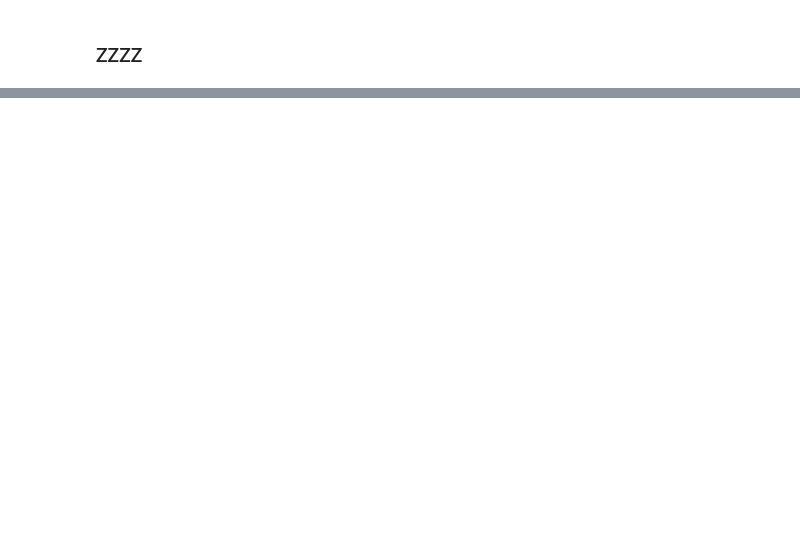
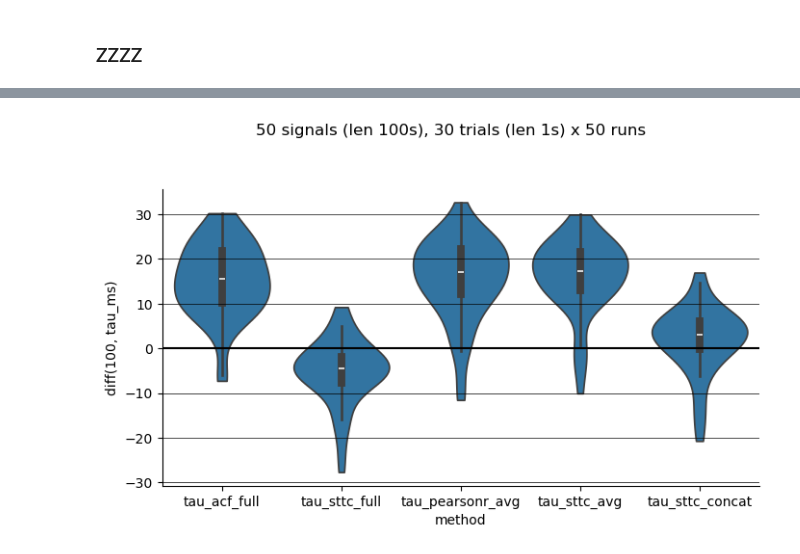
Before and after one commit to iinnpp/isttc, a Jupyter notebook: notebooks/synthetic/full_split_check_monkey_style.ipynb, the cells around one changed output, grey strips where cells are left out. Saved outputs shown, nothing was run; the diff lists cells and outputs as text; code cells hidden in the pictures; blank space fills up the shorter version.

```diff
--- a/notebooks/synthetic/full_split_check_monkey_style.ipynb
+++ b/notebooks/synthetic/full_split_check_monkey_style.ipynb
@@ -435,3 +463,11 @@ tau_5methods_df.to_pickle('D:\\isttc\\results\\synthetic_data\\test_full_split_p
+# %%
+tau_5methods_diff_df = pd.DataFrame(np.vstack((np.linspace(0,49, 50).astype(int),
+                                               100-tau_5methods_df['tau_acf_full'].values,
+                                               100-tau_5methods_df['tau_sttc_full'].values,
+                                               100-tau_5methods_df['tau_pearsonr_avg'].values,
+                                               100-tau_5methods_df['tau_sttc_avg'].values,
+                                               100-tau_5methods_df['tau_sttc_concat'].values)).T,
+                  columns=['signal_id', 'tau_acf_full', 'tau_sttc_full', 'tau_pearsonr_avg', 'tau_sttc_avg', 'tau_sttc_concat'])
 # %% [markdown]
 ### ZZZZ
 # %%
@@ -455,27 +493,29 @@ fig.savefig('D:\\isttc\\results\\synthetic_data\\test_full_split_parametric\\fiv
 # %%
 tau_5methods_diff_df_long = pd.melt(tau_5methods_diff_df, id_vars=['signal_id'], value_vars=['tau_acf_full', 'tau_sttc_full',
                                                                                    'tau_pearsonr_avg', 'tau_sttc_avg', 'tau_sttc_concat'],
                   value_name='diff(100, tau_ms)', var_name='method')
 
 fig, axes = plt.subplots(1,1, figsize=(8,4))
 
 sns.violinplot(ax=axes, x='method', y='diff(100, tau_ms)', data=tau_5methods_diff_df_long, cut=0,  density_norm='width')
 axes.axhline(y=0, color='k')
 axes.axhline(y=10, color='k', lw=0.5)
 axes.axhline(y=-10, color='k', lw=0.5)
 axes.axhline(y=20, color='k', lw=0.5)
 axes.axhline(y=-20, color='k', lw=0.5)
 axes.axhline(y=30, color='k', lw=0.5)
 axes.axhline(y=-30, color='k', lw=0.5)
 
 fig.suptitle('50 signals (len 100s), 30 trials (len 1s) x 50 runs', y=1.05)
 
 sns.despine()
 
 # fig.savefig('Q:\\Personal\\Irina\\projects\\isttc\\results\\synthetic_data\\test_full_split_parametric\\five_methods\\trial_tau_figs\\'
 #             + 'taus' + str(i) + '.png' , bbox_inches='tight')
-fig.savefig('D:\\isttc\\results\\synthetic_data\\test_full_split_parametric\\five_methods_50\\'
-            + 'taus_diff.png' , bbox_inches='tight')
+fig.savefig(fig_folder + 'five_methods_50_taus_diff.png' , bbox_inches='tight')
+fig.savefig(fig_folder + 'five_methods_50_taus_diff.svg' , bbox_inches='tight')
+# %% [output]
+[figure, added]
 # %%
 tau_5methods_diff_abs_df_long = pd.melt(tau_5methods_diff_abs_df, id_vars=['signal_id'], value_vars=['tau_acf_full', 'tau_sttc_full',
                                                                                    'tau_pearsonr_avg', 'tau_sttc_avg', 'tau_sttc_concat'],
```
Also changed, not shown: parts of 7 cells of this notebook, 5 other files.
